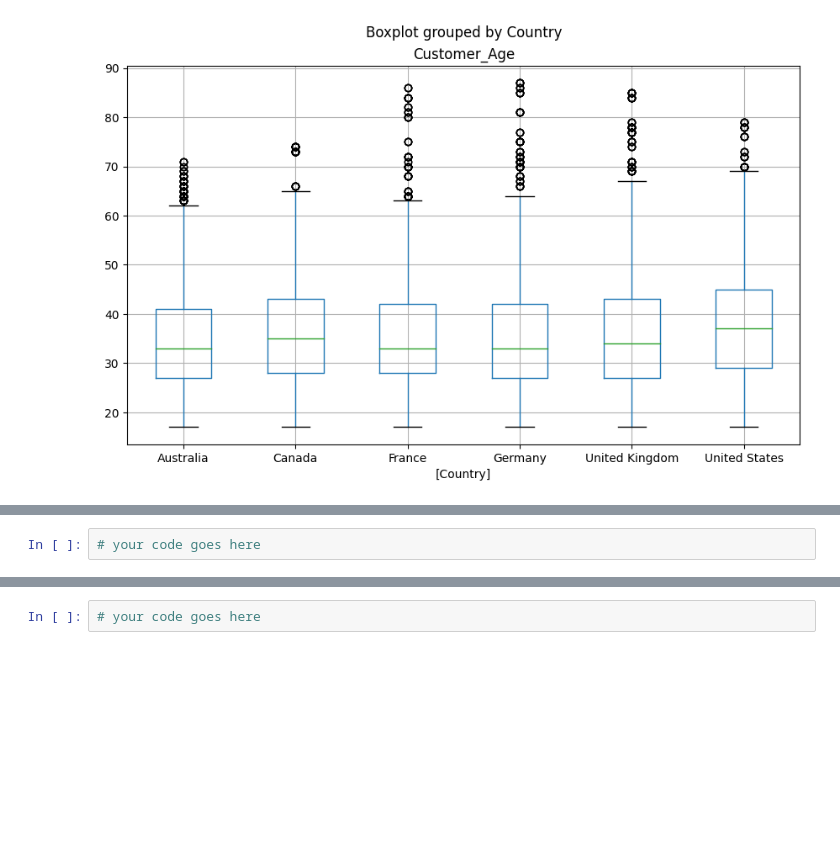
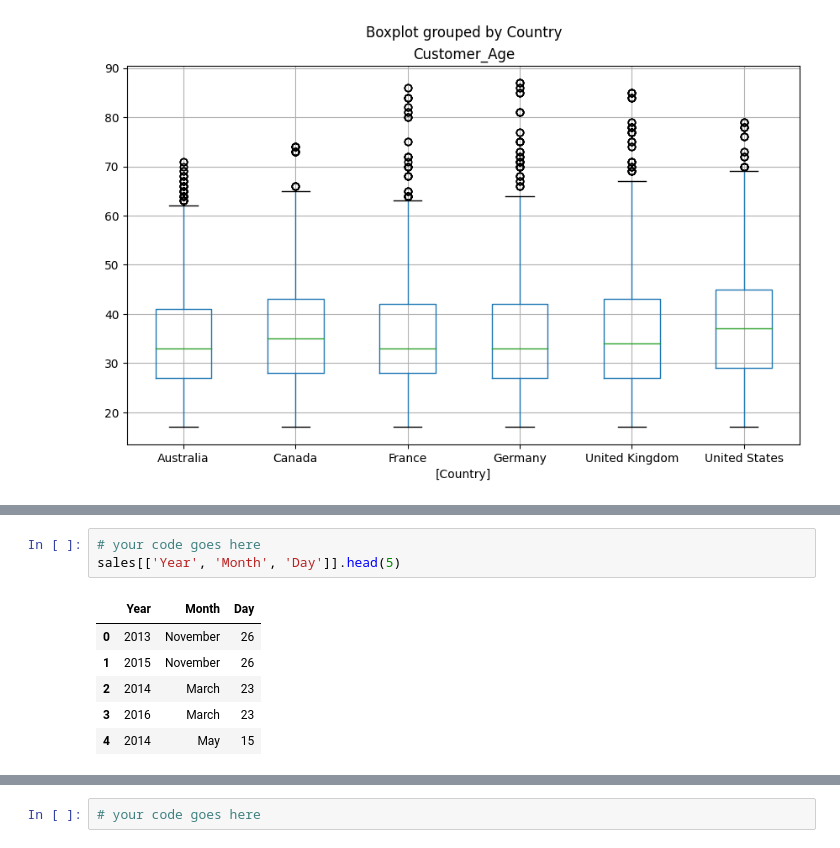
Before and after one commit to myllah/freecodecamp_data_analysis_with_python, a Jupyter notebook: 02 - Data Analysis Example A/Exercises_1.ipynb, the cells around one changed output, grey strips where cells are left out. Saved outputs shown, nothing was run; the diff lists cells and outputs as text; blank space fills up the shorter version.

```diff
--- a/02 - Data Analysis Example A/Exercises_1.ipynb
+++ b/02 - Data Analysis Example A/Exercises_1.ipynb
@@ -273,3 +273,11 @@ sales[['Customer_Age', 'Country']].boxplot(by='Country', figsize=(10,6))
 Use `Day`, `Month`, `Year` to create a `Date` column (`YYYY-MM-DD`).
 # %%
 # your code goes here
+sales[['Year', 'Month', 'Day']].head(5)
+# %% [output]
+|  | Year | Month | Day |
+| 0 | 2013 | November | 26 |
+| 1 | 2015 | November | 26 |
+| 2 | 2014 | March | 23 |
+| 3 | 2016 | March | 23 |
+| 4 | 2014 | May | 15 |
```
Also changed, not shown: parts of 4 cells of this notebook.
